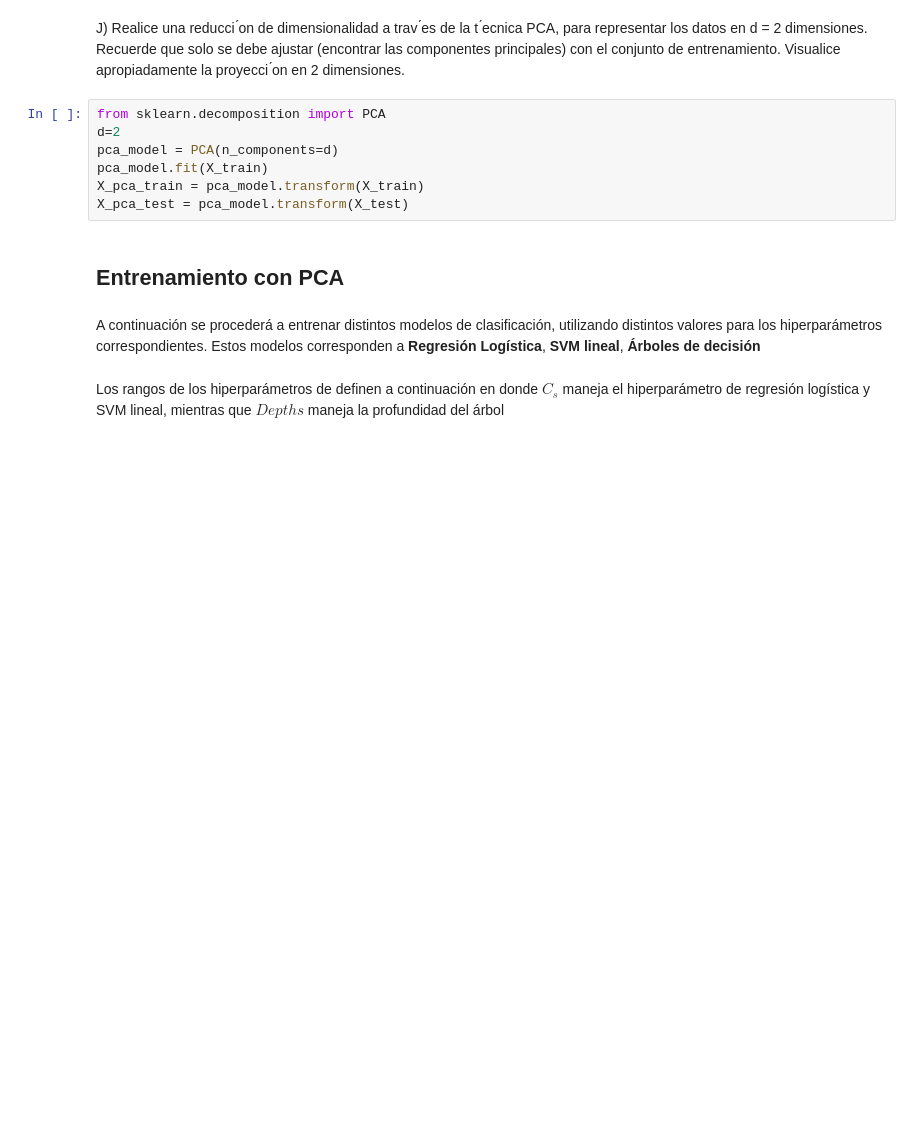
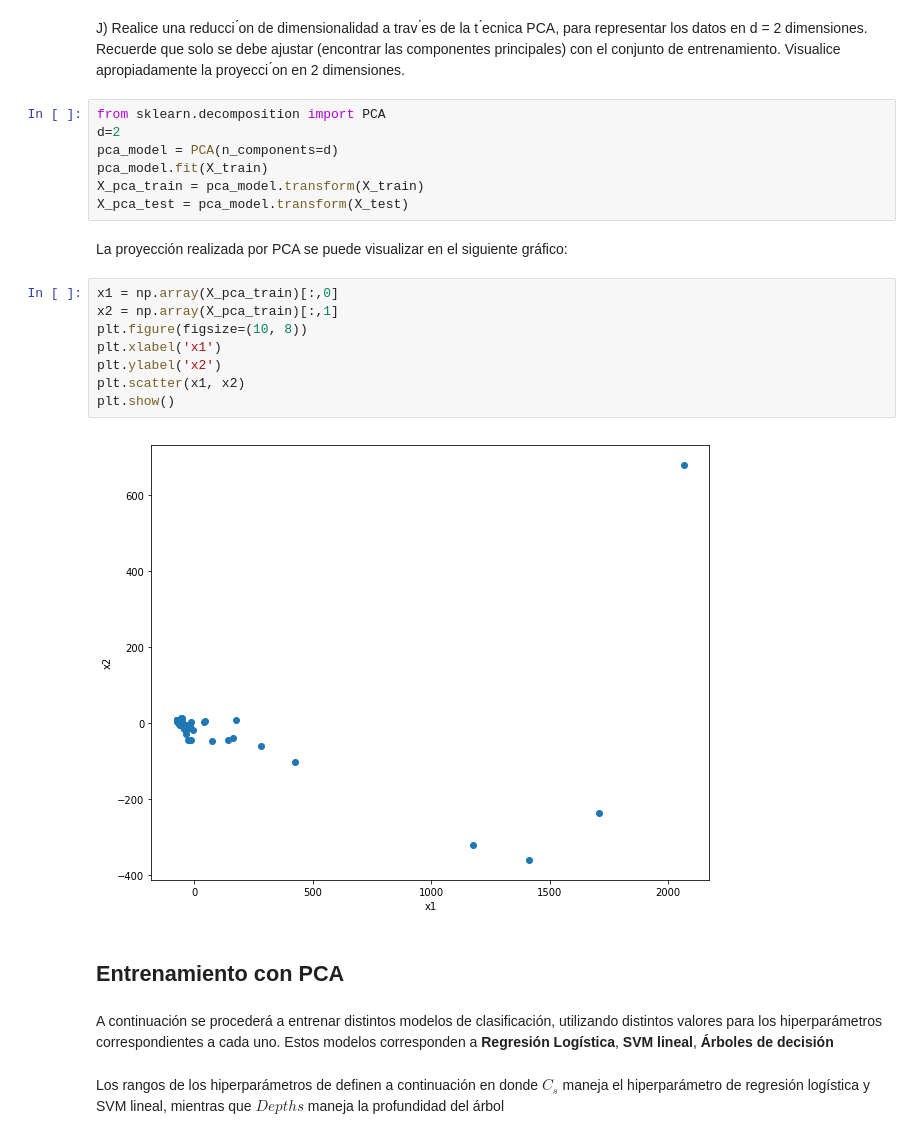
Before and after one commit to TareasJF/INF393, a Jupyter notebook: T2/Pregunta2.ipynb, the cells around one changed output. Saved outputs shown, nothing was run; the diff lists cells and outputs as text; blank space fills up the shorter version.

```diff
--- a/T2/Pregunta2.ipynb
+++ b/T2/Pregunta2.ipynb
@@ -212,10 +214,22 @@ pca_model = PCA(n_components=d)
 pca_model.fit(X_train)
 X_pca_train = pca_model.transform(X_train)
 X_pca_test = pca_model.transform(X_test)
+# %% [markdown]
+La proyección realizada por PCA se puede visualizar en el siguiente gráfico:
+# %%
+x1 = np.array(X_pca_train)[:,0]
+x2 = np.array(X_pca_train)[:,1]
+plt.figure(figsize=(10, 8))
+plt.xlabel('x1')
+plt.ylabel('x2')
+plt.scatter(x1, x2)
+plt.show()
+# %% [output]
+[figure, added]
 # %% [markdown]
 ## Entrenamiento con PCA
 # %% [markdown]
-A continuación se procederá a entrenar distintos modelos de clasificación, utilizando distintos valores para los hiperparámetros correspondientes. Estos modelos corresponden a **Regresión Logística**, **SVM lineal**, **Árboles de decisión**
+A continuación se procederá a entrenar distintos modelos de clasificación, utilizando distintos valores para los hiperparámetros correspondientes a cada uno. Estos modelos corresponden a **Regresión Logística**, **SVM lineal**, **Árboles de decisión**
 # %% [markdown]
 Los rangos de los hiperparámetros de definen a continuación en donde $C_s$ maneja el hiperparámetro de regresión logística y SVM lineal, mientras que $Depths$ maneja la profundidad del árbol
 # %%
```
Also changed, not shown: parts of 26 cells of this notebook, 5 other files.
